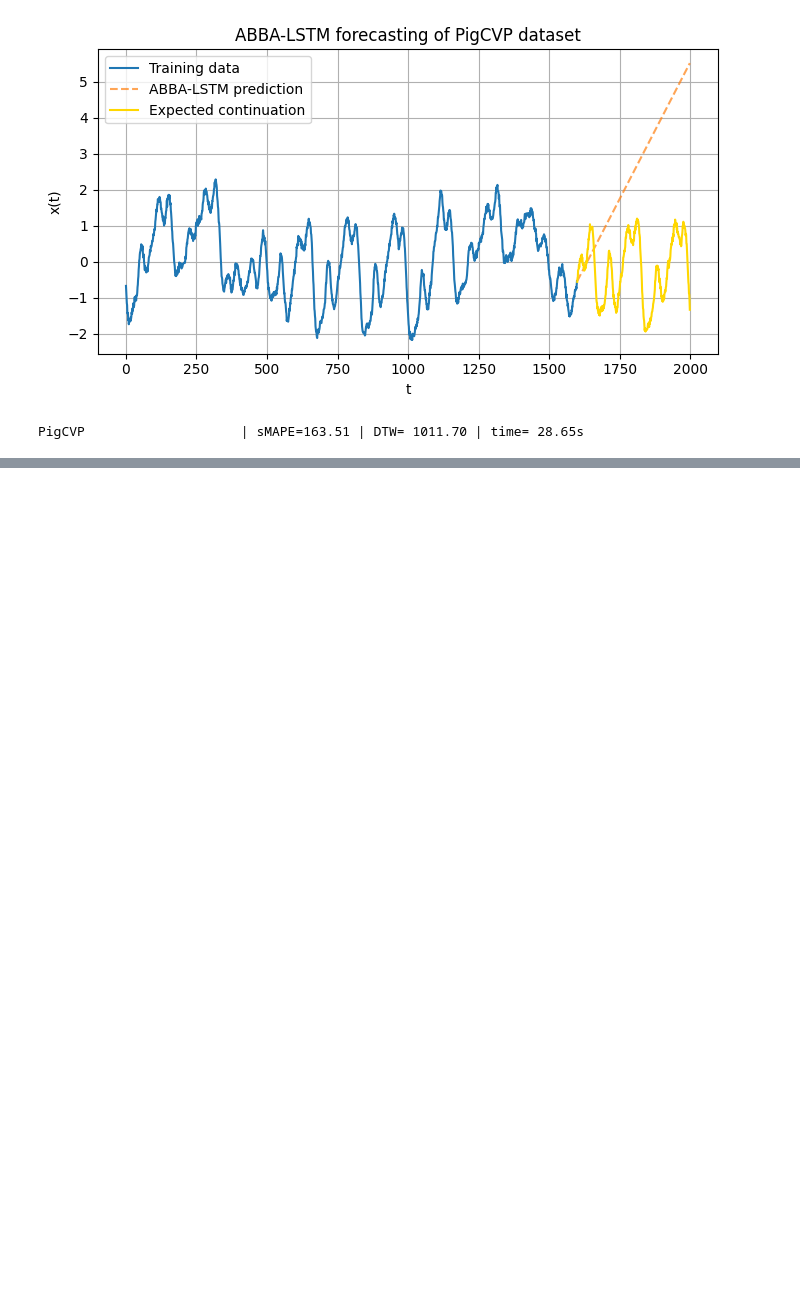
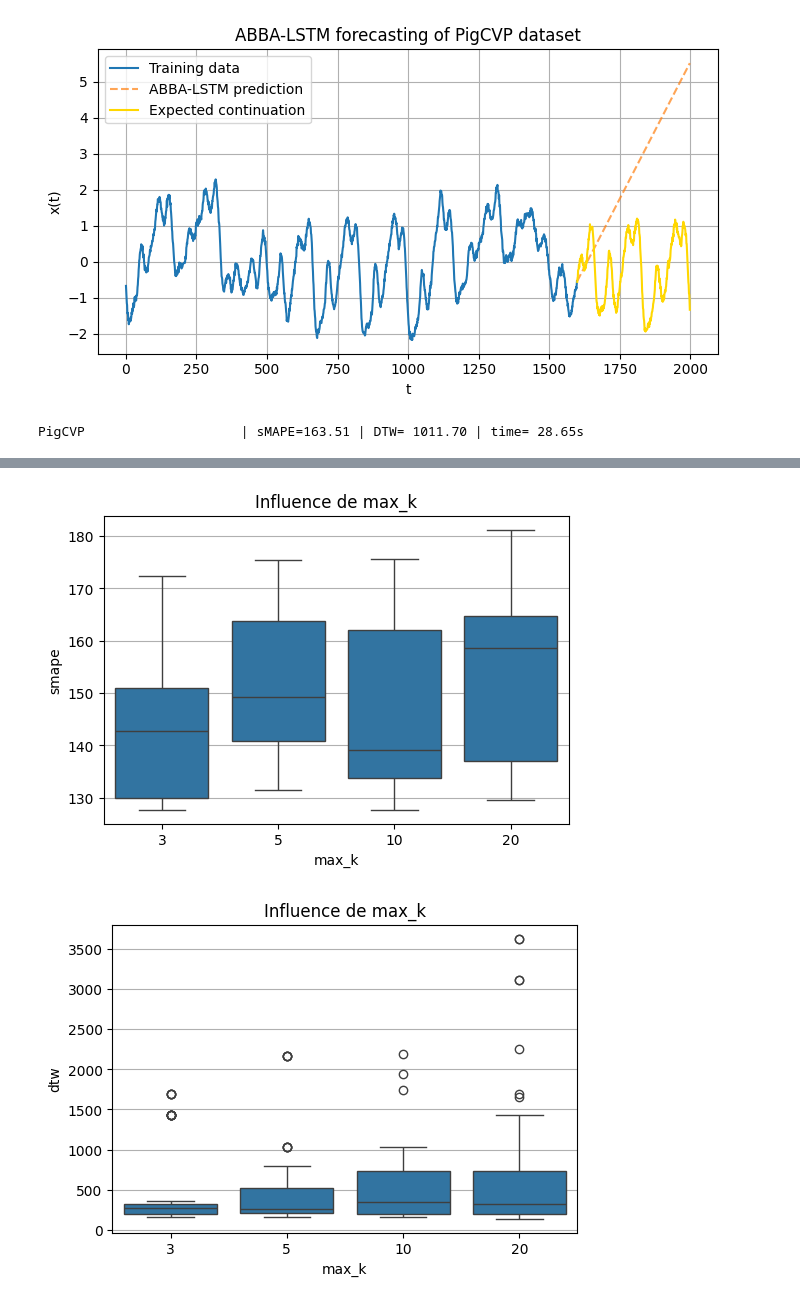
Before and after one commit to VSmague/ABBA_LSTM, a Jupyter notebook: notebook.ipynb, the cells around one changed output, grey strips where cells are left out. Drawn from its saved outputs; the diff is of its cells as text; code cells hidden in the pictures; blank space fills up the shorter version.

```diff
--- a/notebook.ipynb
+++ b/notebook.ipynb
@@ -1113,0 +1303,15 @@ PigCVP                    | sMAPE=163.51 | DTW= 1011.70 | time= 28.65s
+# %%
+plt.figure(figsize=(6,4))
+sns.boxplot(data=df, x="max_k", y="smape")
+plt.title("Influence de max_k")
+plt.grid(True, axis="y")
+plt.show()
+
+plt.figure(figsize=(6,4))
+sns.boxplot(data=df, x="max_k", y="dtw")
+plt.title("Influence de max_k")
+plt.grid(True, axis="y")
+plt.show()
+# %% [output]
+[figure, added]
+[figure, added]
```
Also changed, not shown: parts of 15 cells of this notebook, 2 other files.
